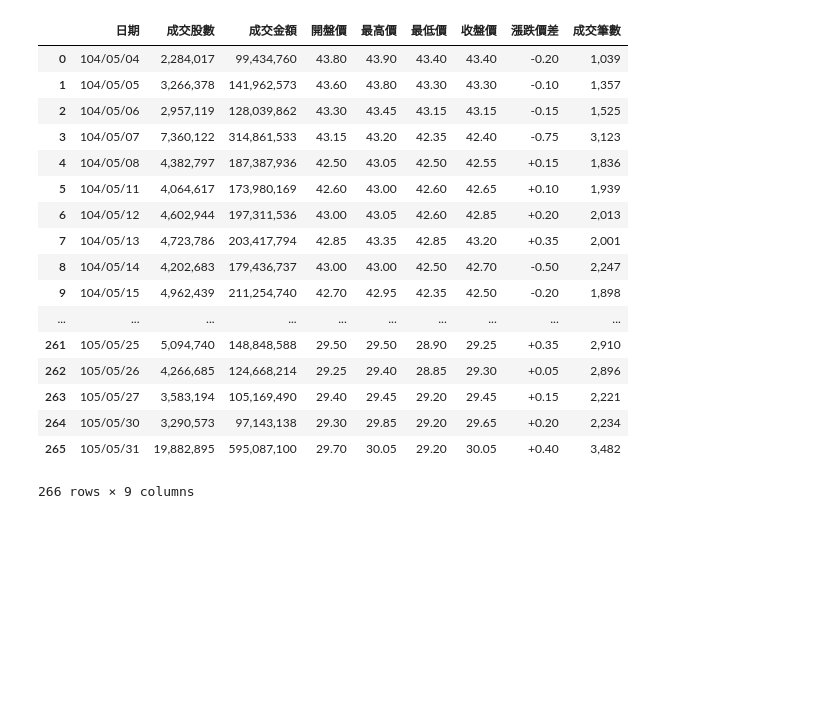
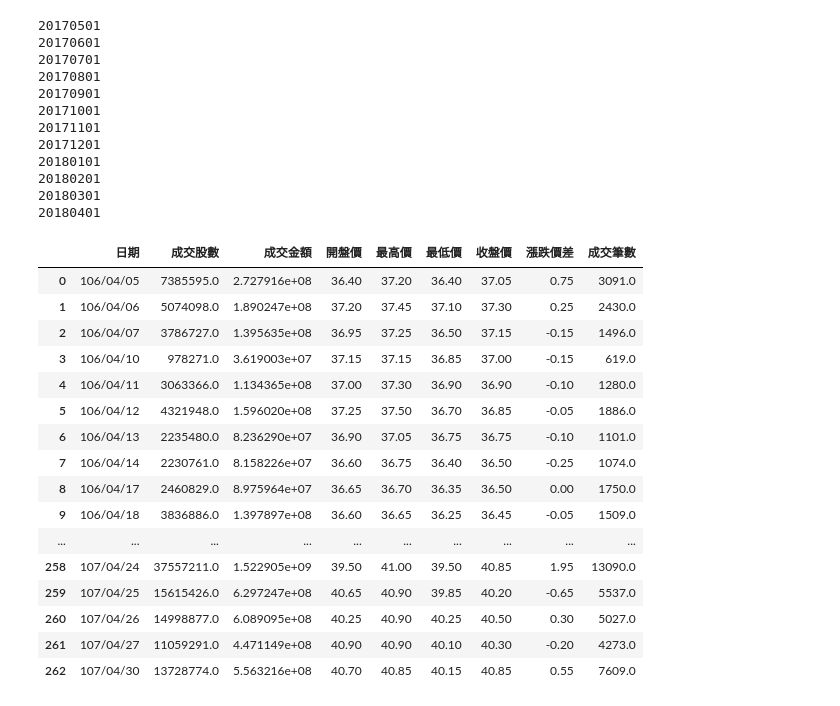
Before and after one commit to Moriarty002/Graphics-in-Finance, a Jupyter notebook: Test.ipynb, the cells around one changed output. Saved outputs shown, nothing was run; the diff lists cells and outputs as text; code cells hidden in the pictures; blank space fills up the shorter version.

```diff
--- a/Test.ipynb
+++ b/Test.ipynb
@@ -78,6 +74,4 @@ df1
 # %%
-from io import StringIO
-import time
 for month in ago[1:13] :
     data = {
         'response':'json',
@@ -88,29 +82,52 @@ for month in ago[1:13] :
     result = json.loads(dres.text)
     tmp = pd.DataFrame(result['data'])
     tmp.columns = result['fields']
-    tmp['開盤價']=tmp['開盤價'].str.replace(',','').astype(float)
-    tmp['最高價']=tmp['最高價'].str.replace(',','').astype(float)
-    tmp['最低價']=tmp['最低價'].str.replace(',','').astype(float)
-    tmp['收盤價']=tmp['收盤價'].str.replace(',','').astype(float)
     df1=df1.append(tmp).reset_index(drop=True)
+    print(month)
     time.sleep(3)
-df1
 # %% [output]
-|  | 日期 | 成交股數 | 成交金額 | 開盤價 | 最高價 | 最低價 | 收盤價 | 漲跌價差 | 成交筆數 |
-| 0 | 104/05/04 | 2,284,017 | 99,434,760 | 43.80 | 43.90 | 43.40 | 43.40 | -0.20 | 1,039 |
-| 1 | 104/05/05 | 3,266,378 | 141,962,573 | 43.60 | 43.80 | 43.30 | 43.30 | -0.10 | 1,357 |
-| 2 | 104/05/06 | 2,957,119 | 128,039,862 | 43.30 | 43.45 | 43.15 | 43.15 | -0.15 | 1,525 |
-| 3 | 104/05/07 | 7,360,122 | 314,861,533 | 43.15 | 43.20 | 42.35 | 42.40 | -0.75 | 3,123 |
-| 4 | 104/05/08 | 4,382,797 | 187,387,936 | 42.50 | 43.05 | 42.50 | 42.55 | +0.15 | 1,836 |
-| 5 | 104/05/11 | 4,064,617 | 173,980,169 | 42.60 | 43.00 | 42.60 | 42.65 | +0.10 | 1,939 |
-| 6 | 104/05/12 | 4,602,944 | 197,311,536 | 43.00 | 43.05 | 42.60 | 42.85 | +0.20 | 2,013 |
-| 7 | 104/05/13 | 4,723,786 | 203,417,794 | 42.85 | 43.35 | 42.85 | 43.20 | +0.35 | 2,001 |
-| 8 | 104/05/14 | 4,202,683 | 179,436,737 | 43.00 | 43.00 | 42.50 | 42.70 | -0.50 | 2,247 |
-| 9 | 104/05/15 | 4,962,439 | 211,254,740 | 42.70 | 42.95 | 42.35 | 42.50 | -0.20 | 1,898 |
-| ... | ... | ... | ... | ... | ... | ... | ... | ... | ... |
-| 261 | 105/05/25 | 5,094,740 | 148,848,588 | 29.50 | 29.50 | 28.90 | 29.25 | +0.35 | 2,910 |
-| 262 | 105/05/26 | 4,266,685 | 124,668,214 | 29.25 | 29.40 | 28.85 | 29.30 | +0.05 | 2,896 |
-| 263 | 105/05/27 | 3,583,194 | 105,169,490 | 29.40 | 29.45 | 29.20 | 29.45 | +0.15 | 2,221 |
-| 264 | 105/05/30 | 3,290,573 | 97,143,138 | 29.30 | 29.85 | 29.20 | 29.65 | +0.20 | 2,234 |
-| 265 | 105/05/31 | 19,882,895 | 595,087,100 | 29.70 | 30.05 | 29.20 | 30.05 | +0.40 | 3,482 |
-266 rows × 9 columns
+20170501
+20170601
+20170701
+20170801
+20170901
+20171001
+20171101
+20171201
+20180101
+20180201
+20180301
+20180401
+# %%
+df1['開盤價']=df1['開盤價'].str.replace(',','').astype(dtype=float,errors='ignore')
+df1['最高價']=df1['最高價'].str.replace(',','').astype(dtype=float,errors='ignore')
+df1['最低價']=df1['最低價'].str.replace(',','').astype(dtype=float,errors='ignore')
+df1['收盤價']=df1['收盤價'].str.replace(',','').astype(dtype=float,errors='ignore')
+df1['成交股數']=df1['成交股數'].str.replace(',','').astype(dtype=float,errors='ignore')
+df1['成交金額']=df1['成交金額'].str.replace(',','').astype(dtype=float,errors='ignore')
+df1['成交筆數']=df1['成交筆數'].str.replace(',','').astype(dtype=float,errors='ignore')
+df1['漲跌價差']=df1['漲跌價差'].str.replace('+','')
+df1['漲跌價差']=df1['漲跌價差'].str.replace('X','').astype(dtype=float,errors='ignore')
+pd.set_option('display.max_rows', 1000)
+indexNames = df1[ df1['成交金額'] == 0 ].index
+df1 = df1.drop(indexNames)
+df1=df1.reset_index(drop=True)
+df1
+# %% [output]
+|  | 日期 | 成交股數 | 成交金額 | 開盤價 | 最高價 | 最低價 | 收盤價 | 漲跌價差 | 成交筆數 |
+| 0 | 106/04/05 | 7385595.0 | 2.727916e+08 | 36.40 | 37.20 | 36.40 | 37.05 | 0.75 | 3091.0 |
+| 1 | 106/04/06 | 5074098.0 | 1.890247e+08 | 37.20 | 37.45 | 37.10 | 37.30 | 0.25 | 2430.0 |
+| 2 | 106/04/07 | 3786727.0 | 1.395635e+08 | 36.95 | 37.25 | 36.50 | 37.15 | -0.15 | 1496.0 |
+| 3 | 106/04/10 | 978271.0 | 3.619003e+07 | 37.15 | 37.15 | 36.85 | 37.00 | -0.15 | 619.0 |
+| 4 | 106/04/11 | 3063366.0 | 1.134365e+08 | 37.00 | 37.30 | 36.90 | 36.90 | -0.10 | 1280.0 |
+| 5 | 106/04/12 | 4321948.0 | 1.596020e+08 | 37.25 | 37.50 | 36.70 | 36.85 | -0.05 | 1886.0 |
+| 6 | 106/04/13 | 2235480.0 | 8.236290e+07 | 36.90 | 37.05 | 36.75 | 36.75 | -0.10 | 1101.0 |
+| 7 | 106/04/14 | 2230761.0 | 8.158226e+07 | 36.60 | 36.75 | 36.40 | 36.50 | -0.25 | 1074.0 |
+| 8 | 106/04/17 | 2460829.0 | 8.975964e+07 | 36.65 | 36.70 | 36.35 | 36.50 | 0.00 | 1750.0 |
+| 9 | 106/04/18 | 3836886.0 | 1.397897e+08 | 36.60 | 36.65 | 36.25 | 36.45 | -0.05 | 1509.0 |
+| ... | ... | ... | ... | ... | ... | ... | ... | ... | ... |
+| 258 | 107/04/24 | 37557211.0 | 1.522905e+09 | 39.50 | 41.00 | 39.50 | 40.85 | 1.95 | 13090.0 |
+| 259 | 107/04/25 | 15615426.0 | 6.297247e+08 | 40.65 | 40.90 | 39.85 | 40.20 | -0.65 | 5537.0 |
+| 260 | 107/04/26 | 14998877.0 | 6.089095e+08 | 40.25 | 40.90 | 40.25 | 40.50 | 0.30 | 5027.0 |
+| 261 | 107/04/27 | 11059291.0 | 4.471149e+08 | 40.90 | 40.90 | 40.10 | 40.30 | -0.20 | 4273.0 |
+| 262 | 107/04/30 | 13728774.0 | 5.563216e+08 | 40.70 | 40.85 | 40.15 | 40.85 | 0.55 | 7609.0 |
```
Also changed, not shown: parts of 5 cells of this notebook.
